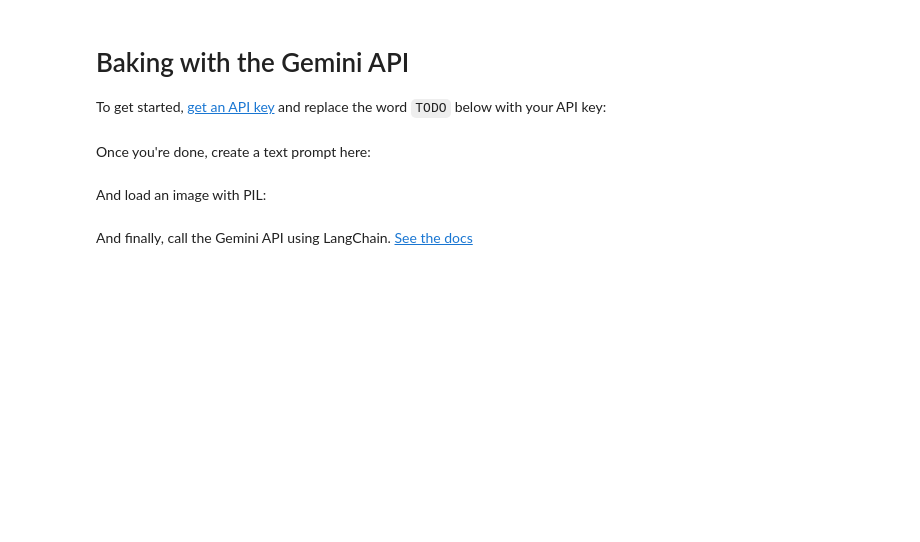
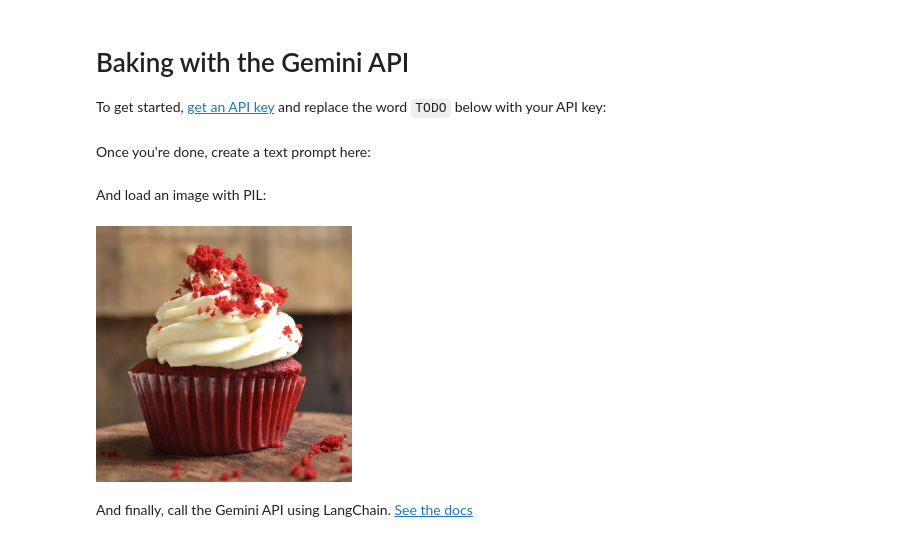
Before and after one commit to saomyaraj812/Gemini-API-App, a Jupyter notebook: main.ipynb, the cells around one changed output. Drawn from its saved outputs; the diff is of its cells as text; code cells hidden in the pictures; blank space fills up the shorter version.

```diff
--- a/main.ipynb
+++ b/main.ipynb
@@ -18,10 +18,12 @@ prompt = 'Provide a recipe for the baked goods in the image'
 And load an image with PIL:
 # %%
 import PIL.Image
-img = PIL.Image.open('baked_goods_1.jpg')
+# img = PIL.Image.open('baked_goods_1.jpg')
 # img = PIL.Image.open('baked_goods_2.jpg')
-# img = PIL.Image.open('baked_goods_3.jpg')
+img = PIL.Image.open('baked_goods_3.jpg')
 img
+# %% [output]
+[figure, added]
 # %% [markdown]
 And finally, call the Gemini API using LangChain. [See the docs](https://github.com/langchain-ai/langchain/blob/master/libs/partners/google-genai/langchain_google_genai/__init__.py)
 # %%
```
Also changed, not shown: parts of 1 cell of this notebook.
